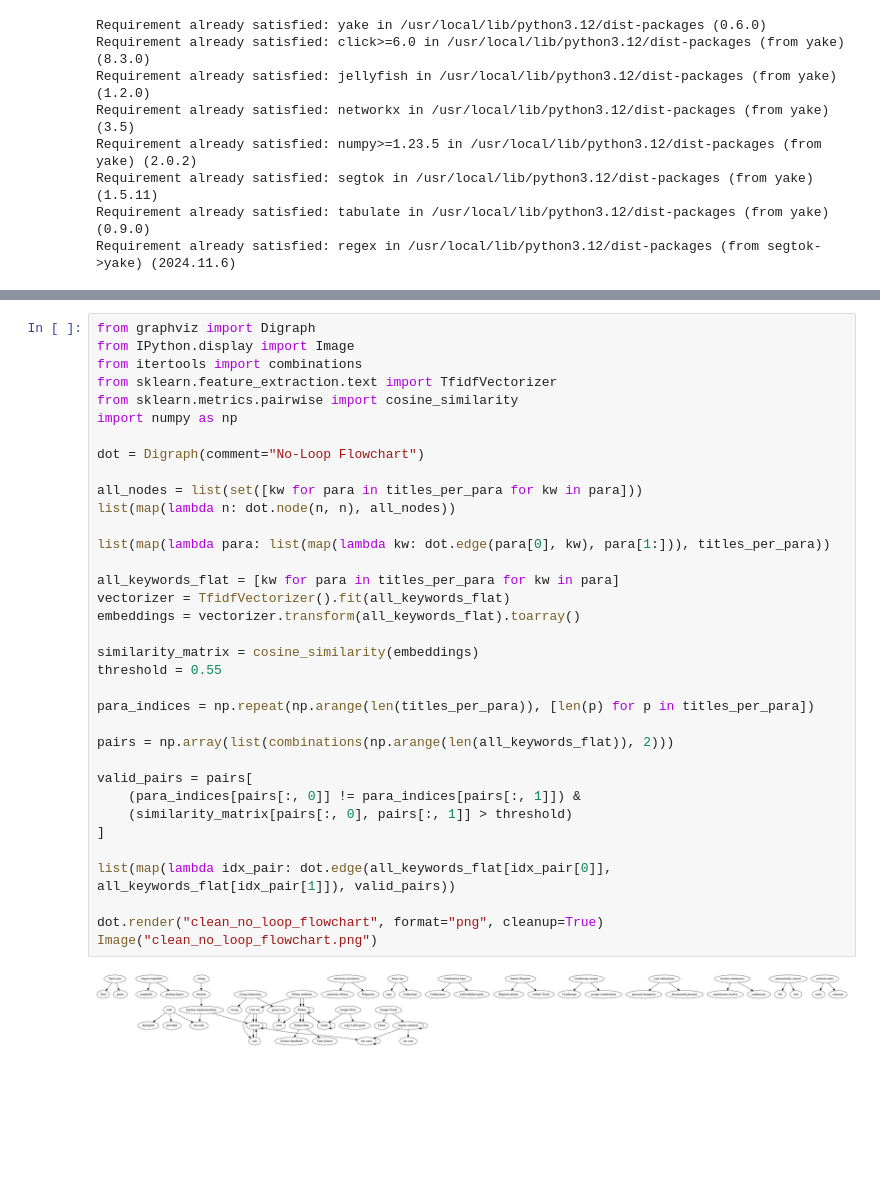
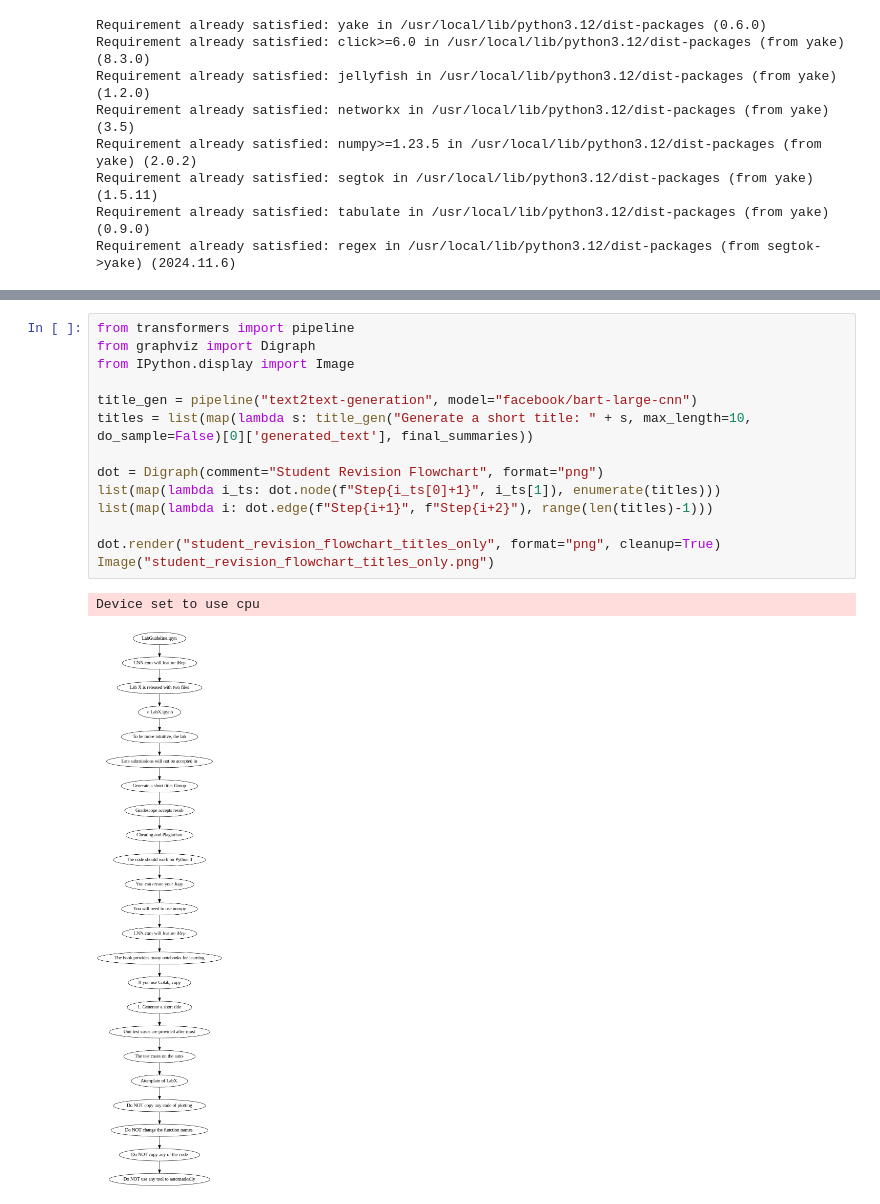
Before and after one commit to kanikachitnis1018/Summarizer, a Jupyter notebook: flowchart_converter.ipynb, the cells around one changed output, grey strips where cells are left out. Drawn from its saved outputs; the diff is of its cells as text; blank space fills up the shorter version.

```diff
--- a/flowchart_converter.ipynb
+++ b/flowchart_converter.ipynb
@@ -267,39 +267,19 @@ print(titles_per_para)
 # %% [output]
 [('Colaboratory https', 'LabGuideline.ipynb', 'Colaboratory'), [], ('common notes', 'common', 'notes'), ('Python notebook', 'Python', 'Unit test'), ('Total score', 'points', 'Total'), ('Late submissio ...
-# %%
-from graphviz import Digraph
-from IPython.display import Image
-from itertools import combinations
-from sklearn.feature_extraction.text import TfidfVectorizer
-from sklearn.metrics.pairwise import cosine_similarity
-import numpy as np
-
-dot = Digraph(comment="No-Loop Flowchart")
-
-all_nodes = list(set([kw for para in titles_per_para for kw in para]))
-list(map(lambda n: dot.node(n, n), all_nodes))
-
-list(map(lambda para: list(map(lambda kw: dot.edge(para[0], kw), para[1:])), titles_per_para))
-
-all_keywords_flat = [kw for para in titles_per_para for kw in para]
-vectorizer = TfidfVectorizer().fit(all_keywords_flat)
-embeddings = vectorizer.transform(all_keywords_flat).toarray()
-
-similarity_matrix = cosine_similarity(embeddings)
-threshold = 0.55
-
-para_indices = np.repeat(np.arange(len(titles_per_para)), [len(p) for p in titles_per_para])
-
-pairs = np.array(list(combinations(np.arange(len(all_keywords_flat)), 2)))
-
-valid_pairs = pairs[
-    (para_indices[pairs[:, 0]] != para_indices[pairs[:, 1]]) &
-    (similarity_matrix[pairs[:, 0], pairs[:, 1]] > threshold)
-]
-
-list(map(lambda idx_pair: dot.edge(all_keywords_flat[idx_pair[0]], all_keywords_flat[idx_pair[1]]), valid_pairs))
-
-dot.render("clean_no_loop_flowchart", format="png", cleanup=True)
-Image("clean_no_loop_flowchart.png")
-# %% [output]
-[figure, removed]
+# %%
+from transformers import pipeline
+from graphviz import Digraph
+from IPython.display import Image
+
+title_gen = pipeline("text2text-generation", model="facebook/bart-large-cnn")
+titles = list(map(lambda s: title_gen("Generate a short title: " + s, max_length=10, do_sample=False)[0]['generated_text'], final_summaries))
+
+dot = Digraph(comment="Student Revision Flowchart", format="png")
+list(map(lambda i_ts: dot.node(f"Step{i_ts[0]+1}", i_ts[1]), enumerate(titles)))
+list(map(lambda i: dot.edge(f"Step{i+1}", f"Step{i+2}"), range(len(titles)-1)))
+
+dot.render("student_revision_flowchart_titles_only", format="png", cleanup=True)
+Image("student_revision_flowchart_titles_only.png")
+# %% [output]
+Device set to use cpu
+[figure, added]
```
Also changed, not shown: parts of 1 cell of this notebook.
